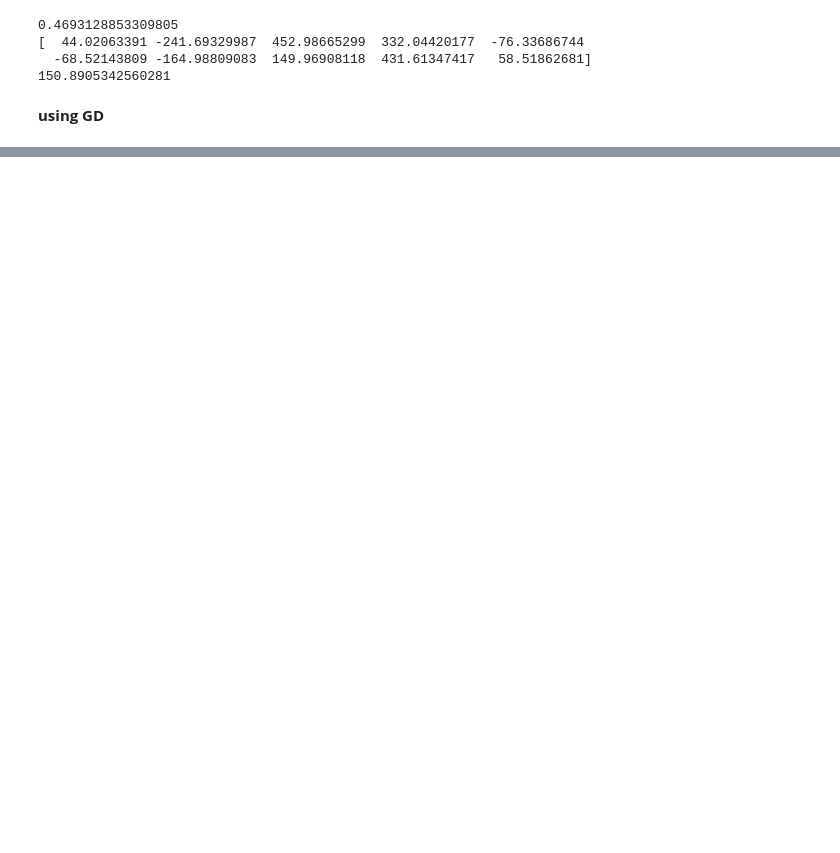
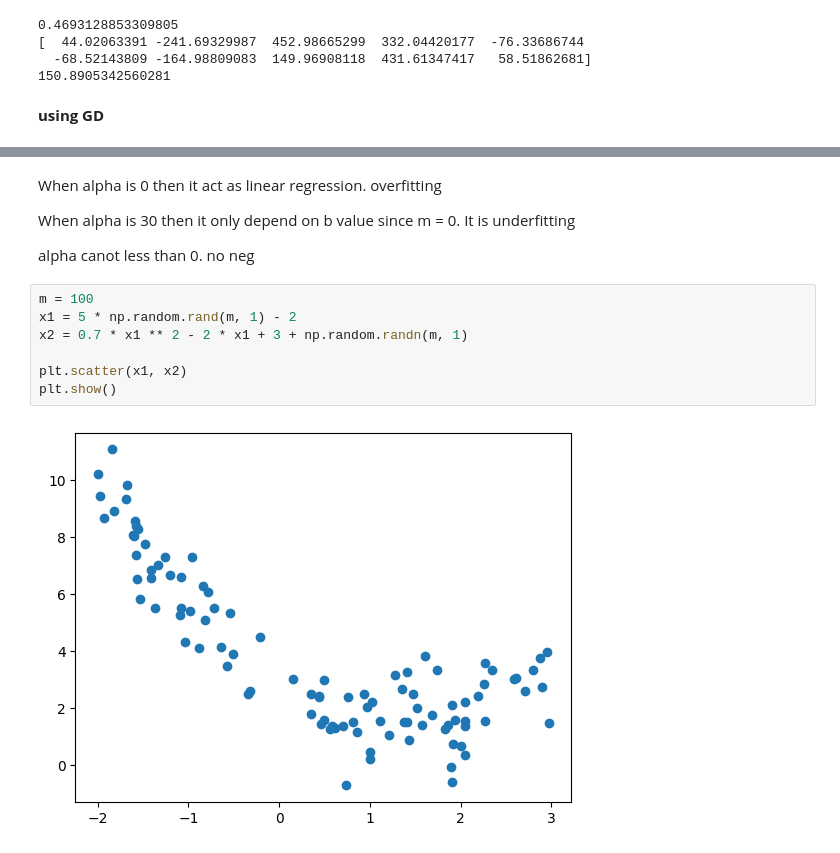
Before and after one commit to Avit-hodibu/Regression, a Jupyter notebook: Bias_variance.ipynb, the cells around one changed output, grey strips where cells are left out. Cells and saved outputs as stored; diff of their text form; blank space fills up the shorter version.

```diff
--- a/Bias_variance.ipynb
+++ b/Bias_variance.ipynb
@@ -316,0 +453,15 @@ print(reg.intercept_)
+# %% [markdown]
+When alpha is 0 then it act as linear regression. overfitting
+
+When alpha is 30 then it only depend on b value since m = 0. It is underfitting
+
+alpha canot less than 0. no neg
+# %%
+m = 100
+x1 = 5 * np.random.rand(m, 1) - 2
+x2 = 0.7 * x1 ** 2 - 2 * x1 + 3 + np.random.randn(m, 1)
+
+plt.scatter(x1, x2)
+plt.show()
+# %% [output]
+[figure, added]
```
Also changed, not shown: parts of 15 cells of this notebook.
